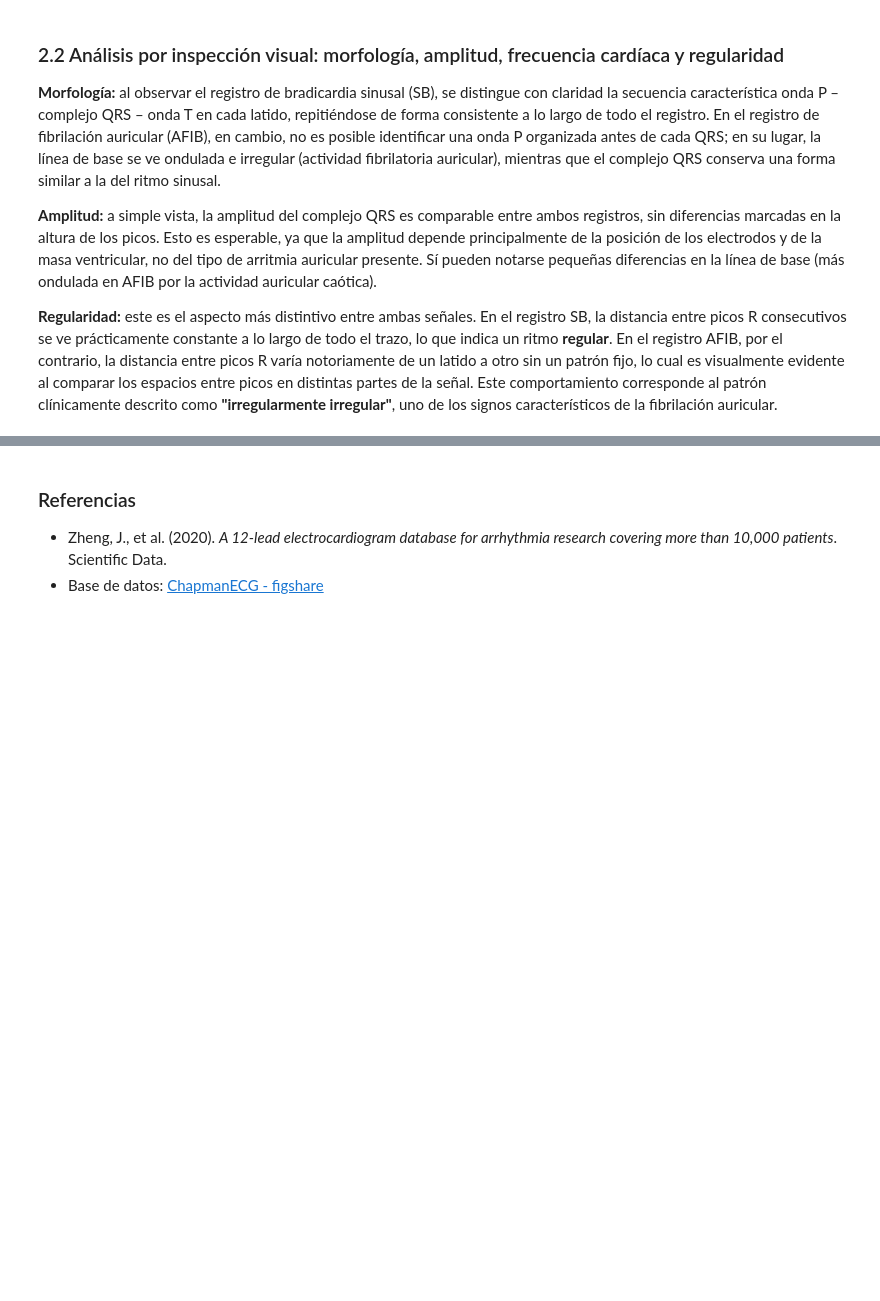
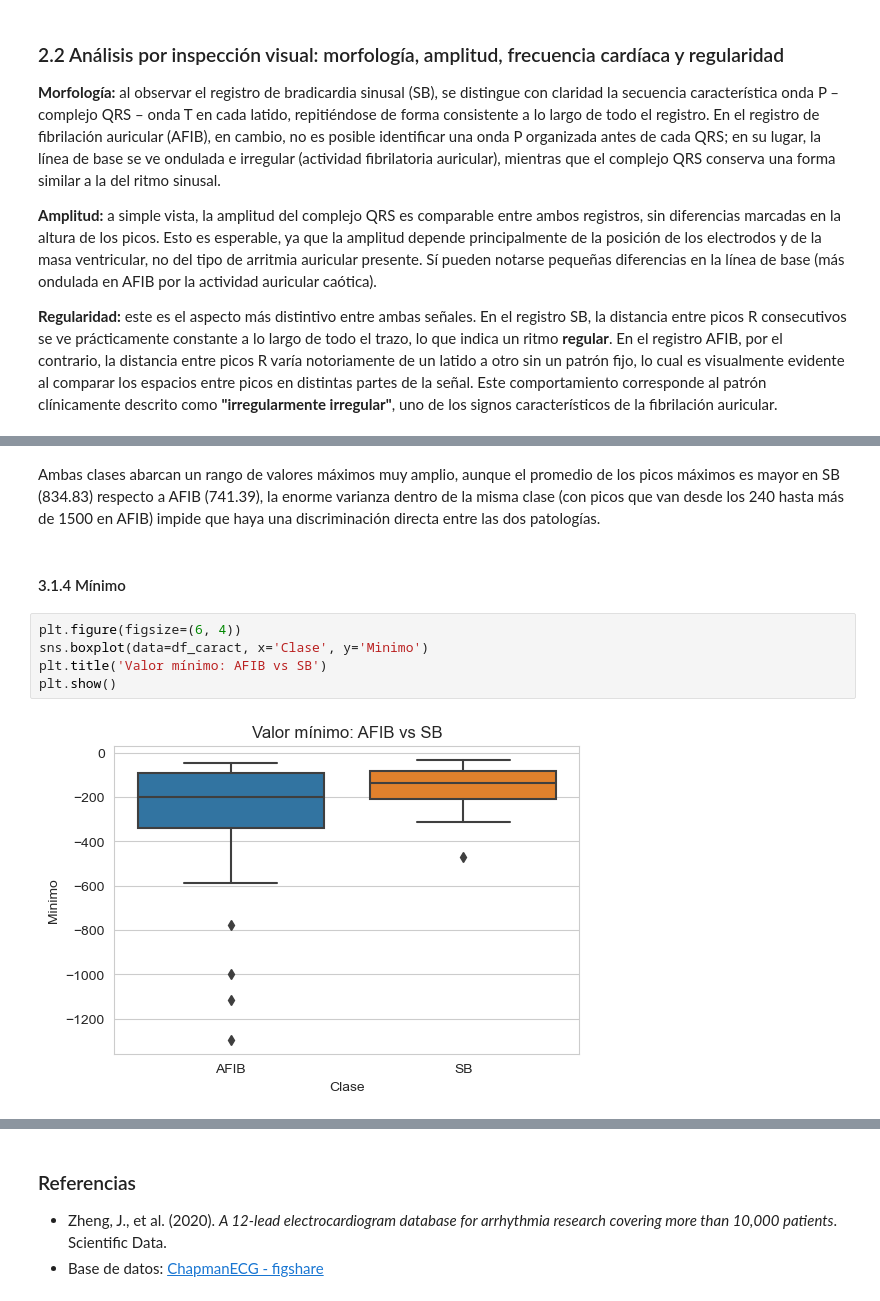
Before and after one commit to Lauren0407/Biosenales-LaurenCordero-AlmaOlea, a Jupyter notebook: Practica_2_parte 2/Taller2_parte2.ipynb, the cells around one changed output, grey strips where cells are left out. Cells and saved outputs as stored; diff of their text form; blank space fills up the shorter version.

```diff
--- a/Practica_2_parte 2/Taller2_parte2.ipynb
+++ b/Practica_2_parte 2/Taller2_parte2.ipynb
@@ -307,0 +386,11 @@ uno de los signos característicos de la fibrilación auricular.
+# %% [markdown]
+Ambas clases abarcan un rango de valores máximos muy amplio, aunque el promedio de los picos máximos es mayor en SB (834.83) respecto a AFIB (741.39), la enorme varianza dentro de la misma clase (con picos que van desde los 240 hasta más de 1500 en AFIB) impide que haya una discriminación directa entre las dos patologías.
+# %% [markdown]
+#### 3.1.4 Mínimo
+# %%
+plt.figure(figsize=(6, 4))
+sns.boxplot(data=df_caract, x='Clase', y='Minimo')
+plt.title('Valor mínimo: AFIB vs SB')
+plt.show()
+# %% [output]
+[figure, added]
```
Also changed, not shown: parts of 32 cells of this notebook.
